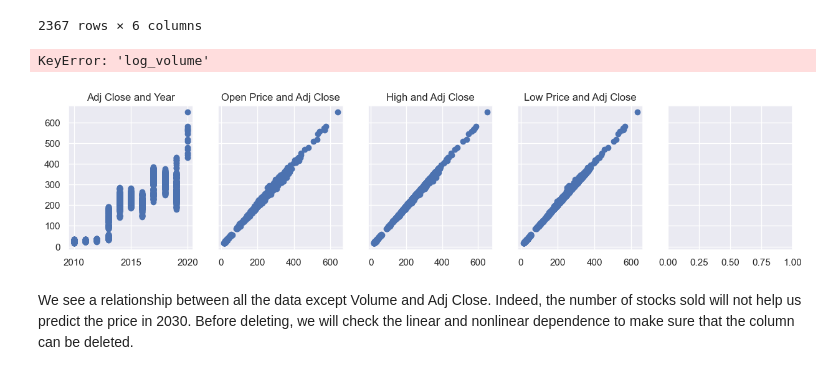
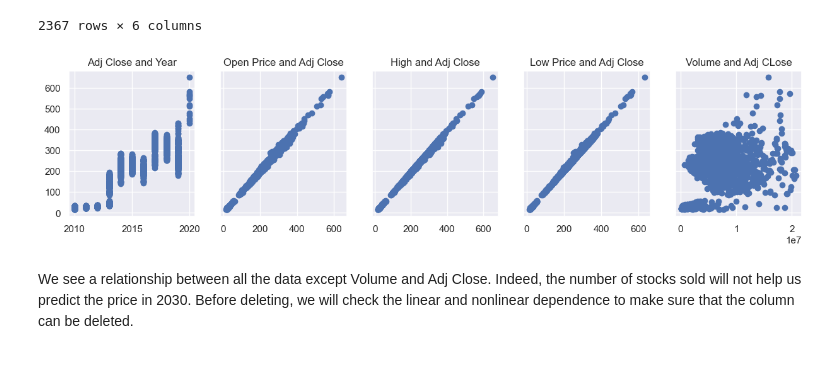
Before and after one commit to LilPoly/Linear-Regression-With-Tesla-Stocks, a Jupyter notebook: linear_regression.ipynb, the cells around one changed output. Drawn from its saved outputs; the diff is of its cells as text; code cells hidden in the pictures.

Commit message:
update volume

```diff
--- a/linear_regression.ipynb
+++ b/linear_regression.ipynb
@@ -190,20 +190,19 @@ data_cleaned
 # %%
 f, (ax1,ax2,ax3, ax4, ax5) = plt.subplots(1,5, sharey=True, figsize=(15,3))
 ax1.scatter(data_cleaned['Year'],data_cleaned['Adj Close'])
 ax1.set_title('Adj Close and Year')
 ax2.scatter(data_cleaned['Open'], data_cleaned['Adj Close'])
 ax2.set_title('Open Price and Adj Close')
 ax3.scatter(data_cleaned['High'], data_cleaned['Adj Close'])
 ax3.set_title('High and Adj Close')
 ax4.scatter(data_cleaned['Low'], data_cleaned['Adj Close'])
 ax4.set_title('Low Price and Adj Close')
-ax5.scatter(data_cleaned['log_volume'], data_cleaned['Adj Close'])
+ax5.scatter(data_cleaned['Volume'], data_cleaned['Adj Close'])
 ax5.set_title('Volume and Adj CLose')
 
 plt.show()
 # %% [output]
-KeyError: 'log_volume'
-[figure, old version]
+[figure, new version]
 # %% [markdown]
 We see a relationship between all the data except Volume and Adj Close. Indeed, the number of stocks sold will not help us predict the price in 2030. Before deleting, we will check the linear and nonlinear dependence to make sure that the column can be deleted.
 # %%
```
